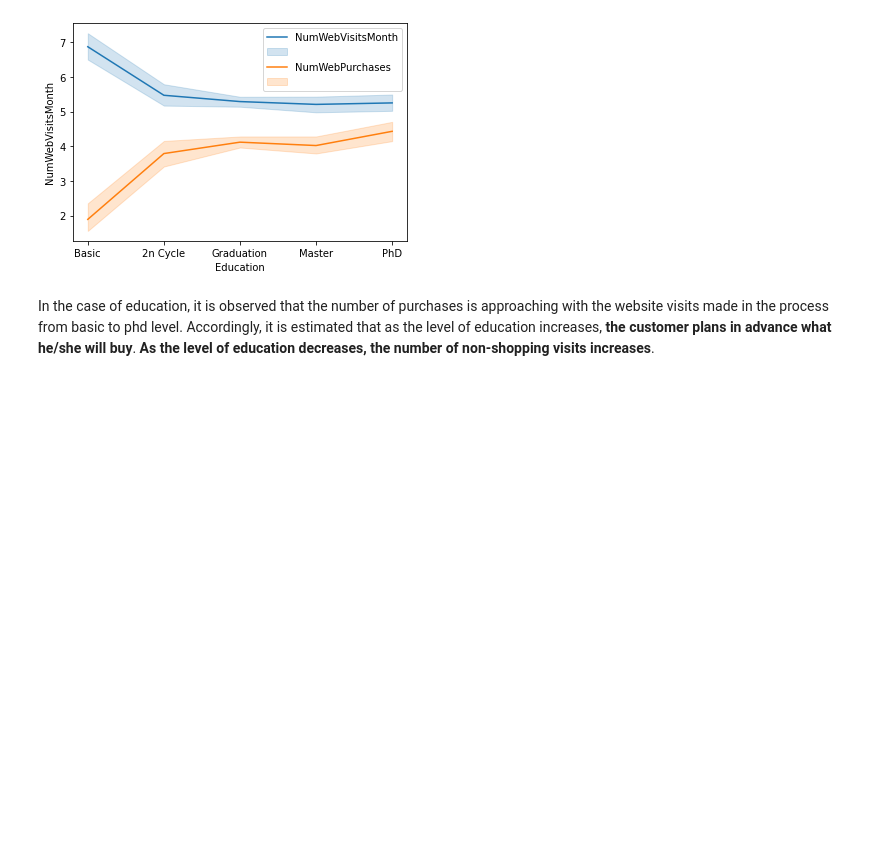
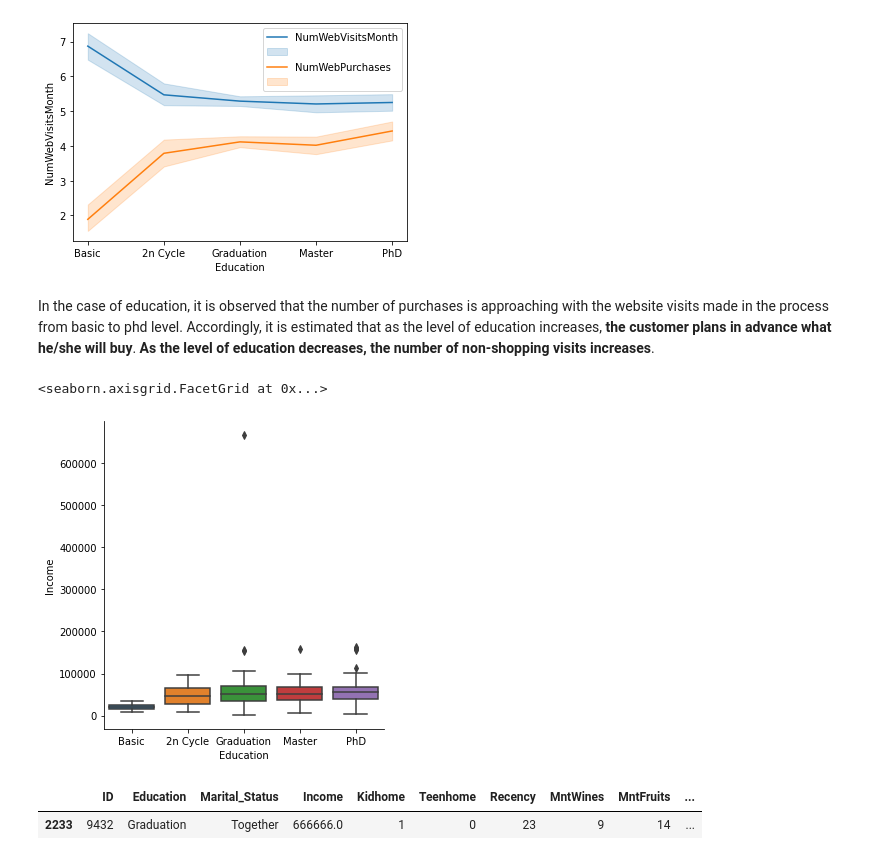
Before and after one commit to barisanik/customer-analysis, a Jupyter notebook: customer-behaviour-analysis.ipynb, the cells around one changed output. Drawn from its saved outputs; the diff is of its cells as text; code cells hidden in the pictures; blank space fills up the shorter version.

```diff
--- a/customer-behaviour-analysis.ipynb
+++ b/customer-behaviour-analysis.ipynb
@@ -409,3 +449,13 @@ plt.legend(["NumWebVisitsMonth","","NumWebPurchases",""])
 [figure]
 # %% [markdown]
 In the case of education, it is observed that the number of purchases is approaching with the website visits made in the process from basic to phd level. Accordingly, it is estimated that as the level of education increases, **the customer plans in advance what he/she will buy**. **As the level of education decreases, the number of non-shopping visits increases**.
+# %%
+sns.catplot(data=data, x="Education", y="Income", kind="box")
+# %% [output]
+<seaborn.axisgrid.FacetGrid at 0x...>
+[figure, added]
+# %%
+data[data['Income'] > 300000]
+# %% [output]
+|  | ID | Education | Marital_Status | Income | Kidhome | Teenhome | Recency | MntWines | MntFruits | ... |
+| 2233 | 9432 | Graduation | Together | 666666.0 | 1 | 0 | 23 | 9 | 14 | ... |
```
Also changed, not shown: parts of 7 cells of this notebook.
